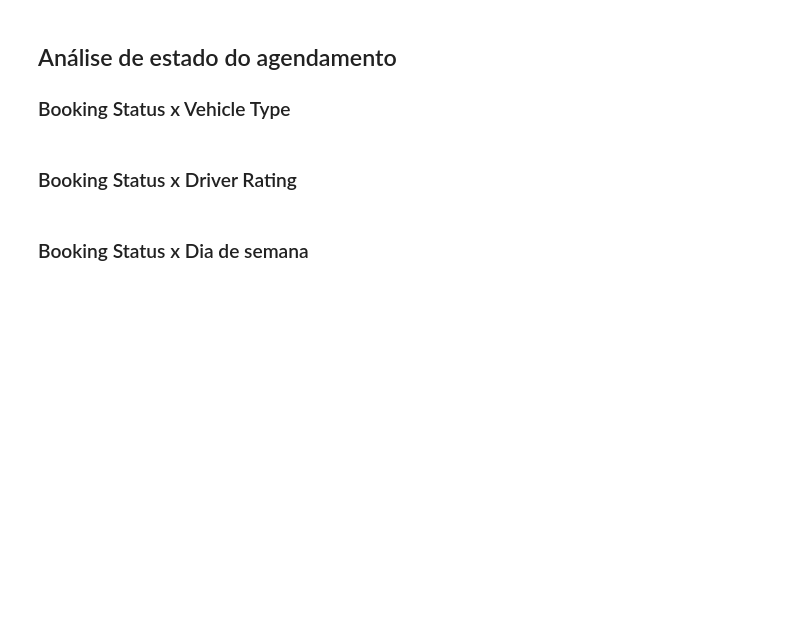
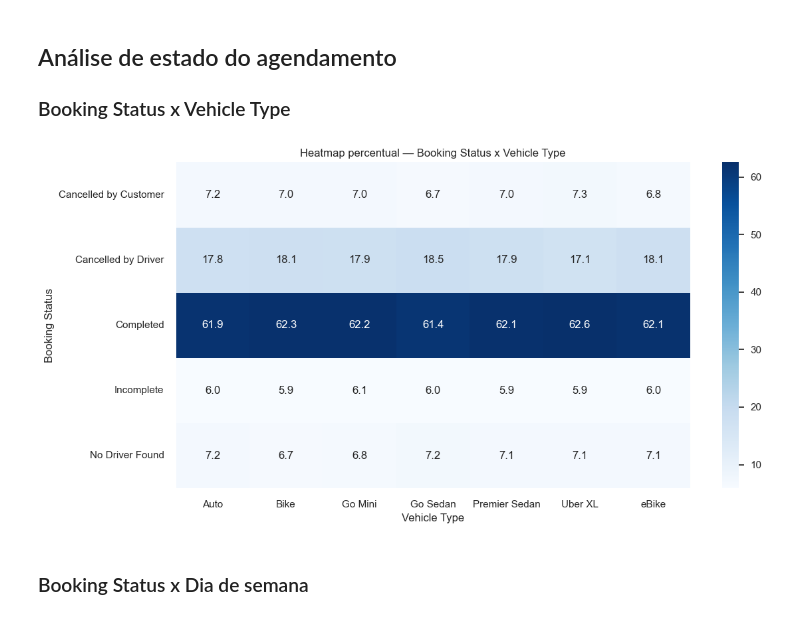
Before and after one commit to guivilela7/Uber-Data-Analytics, a Jupyter notebook: Data Layer/raw/analytics.ipynb, the cells around one changed output. Drawn from its saved outputs; the diff is of its cells as text; code cells hidden in the pictures; blank space fills up the shorter version.

```diff
--- a/Data Layer/raw/analytics.ipynb
+++ b/Data Layer/raw/analytics.ipynb
@@ -44,8 +44,30 @@ print(list(df_raw_temp.columns))
 ## Análise de estado do agendamento
 
 ### Booking Status x Vehicle Type
-# %% [markdown]
-### Booking Status x Driver Rating
+# %%
+bookingXvehicle = pd.crosstab(
+    df_raw_temp['Booking Status'],
+    df_raw_temp['Vehicle Type']
+)
+
+tabela_pct = bookingXvehicle.div(bookingXvehicle.sum(axis=0), axis=1) * 100
+
+plt.figure(figsize=(12, 6))
+
+sns.heatmap(
+    tabela_pct,
+    annot=True,
+    fmt=".1f",
+    cmap="Blues"
+)
+
+plt.title('Heatmap percentual — Booking Status x Vehicle Type')
+plt.xlabel('Vehicle Type')
+plt.ylabel('Booking Status')
+plt.tight_layout()
+plt.show()
+# %% [output]
+[figure, added]
 # %% [markdown]
 ### Booking Status x Dia de semana
 # %% [markdown]
```
Also changed, not shown: parts of 1 cell of this notebook.
